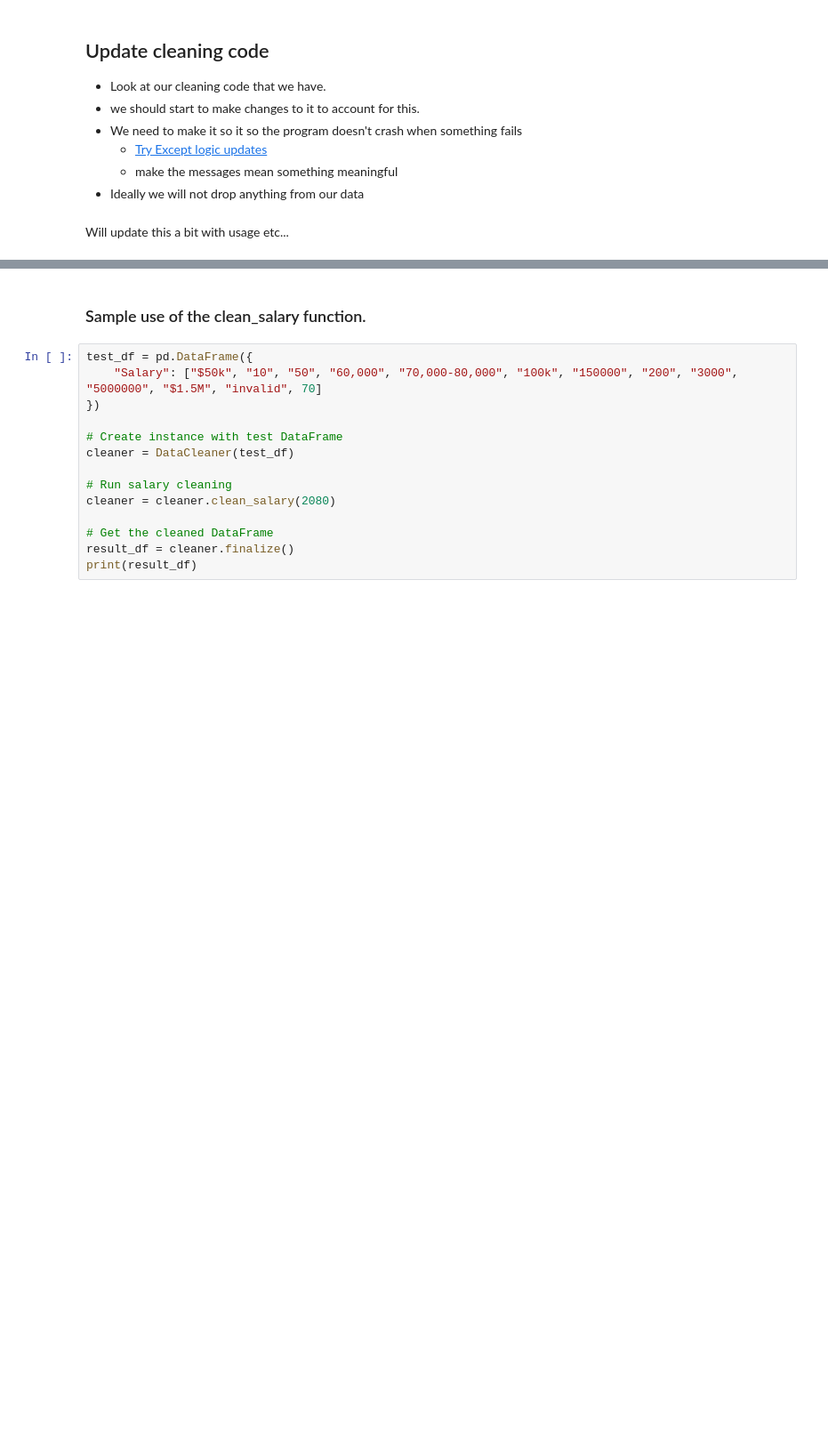
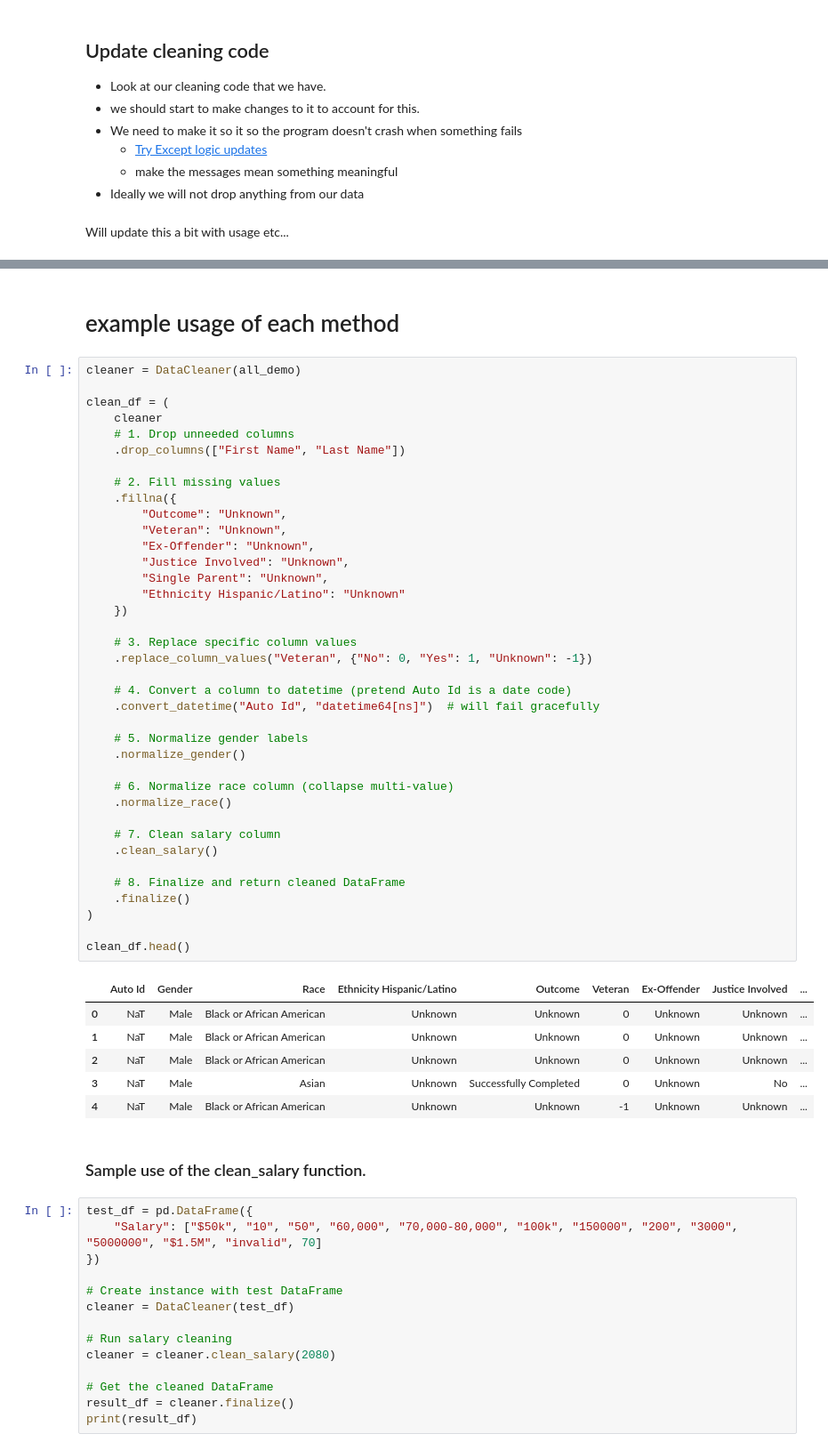
Before and after one commit to dmorton714/CodeYouDataProject, a Jupyter notebook: src/notebooks/mainNb.ipynb, the cells around one changed output, grey strips where cells are left out. Shown: that part at 89% size. Saved outputs shown, nothing was run; the diff lists cells and outputs as text; blank space fills up the shorter version.

Commit message:
cleaned up the main class.

```diff
--- a/src/notebooks/mainNb.ipynb
+++ b/src/notebooks/mainNb.ipynb
@@ -300,4 +447,51 @@ class DataCleaner:
         return self.df
+# %% [markdown]
+# example usage of each method
+# %%
+cleaner = DataCleaner(all_demo)
+
+clean_df = (
+    cleaner
+    # 1. Drop unneeded columns
+    .drop_columns(["First Name", "Last Name"])
+
+    # 2. Fill missing values
+    .fillna({
+        "Outcome": "Unknown",
+        "Veteran": "Unknown",
+        "Ex-Offender": "Unknown",
+        "Justice Involved": "Unknown",
+        "Single Parent": "Unknown",
+        "Ethnicity Hispanic/Latino": "Unknown"
+    })
+
+    # 3. Replace specific column values
+    .replace_column_values("Veteran", {"No": 0, "Yes": 1, "Unknown": -1})
+
+    # 4. Convert a column to datetime (pretend Auto Id is a date code)
+    .convert_datetime("Auto Id", "datetime64[ns]")  # will fail gracefully
+
+    # 5. Normalize gender labels
+    .normalize_gender()
+
+    # 6. Normalize race column (collapse multi-value)
+    .normalize_race()
+
+    # 7. Clean salary column
+    .clean_salary()
+
+    # 8. Finalize and return cleaned DataFrame
+    .finalize()
+)
+
+clean_df.head()
+# %% [output]
+|  | Auto Id | Gender | Race | Ethnicity Hispanic/Latino | Outcome | Veteran | Ex-Offender | Justice Involved | ... |
+| 0 | NaT | Male | Black or African American | Unknown | Unknown | 0 | Unknown | Unknown | ... |
+| 1 | NaT | Male | Black or African American | Unknown | Unknown | 0 | Unknown | Unknown | ... |
+| 2 | NaT | Male | Black or African American | Unknown | Unknown | 0 | Unknown | Unknown | ... |
+| 3 | NaT | Male | Asian | Unknown | Successfully Completed | 0 | Unknown | No | ... |
+| 4 | NaT | Male | Black or African American | Unknown | Unknown | -1 | Unknown | Unknown | ... |
 # %% [markdown]
 ### Sample use of the clean_salary function.
 # %%
```
Also changed, not shown: parts of 7 cells of this notebook.
